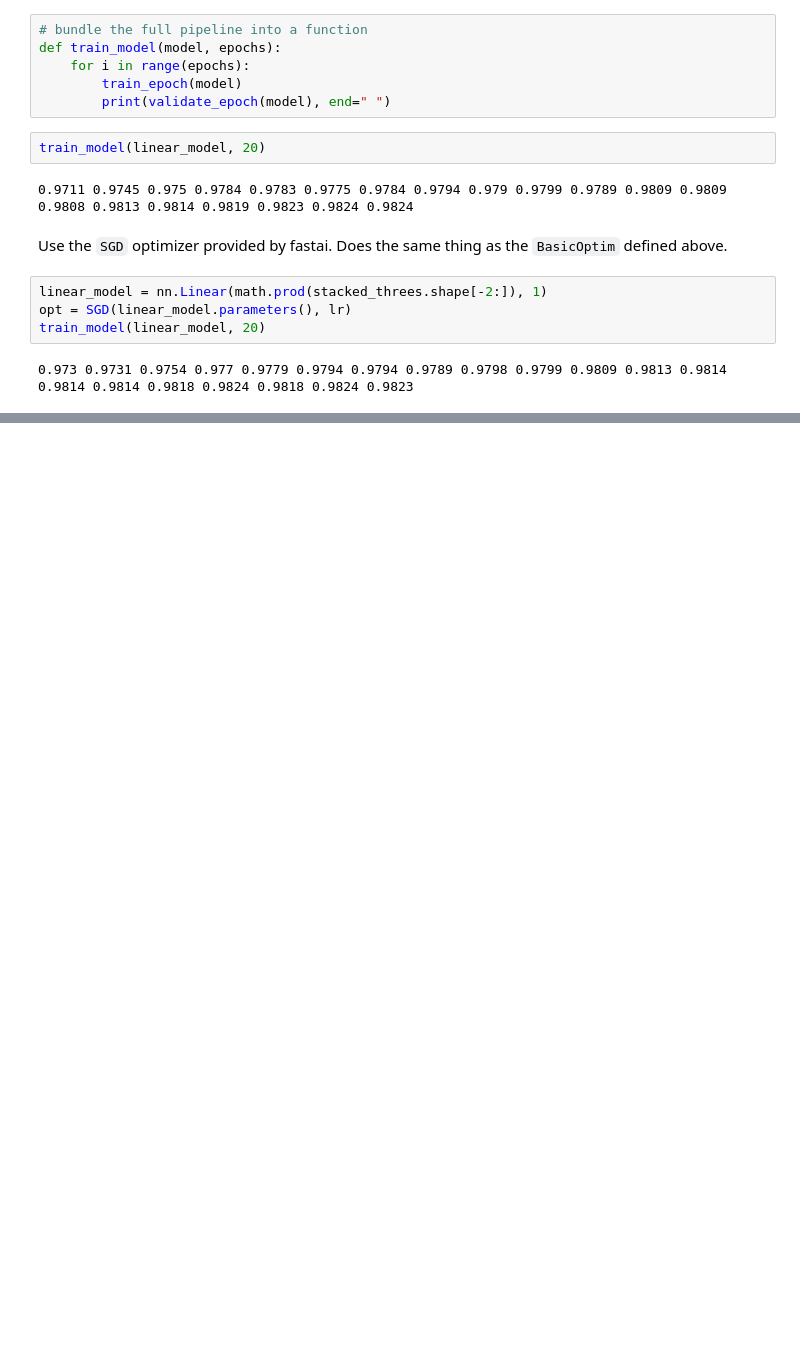
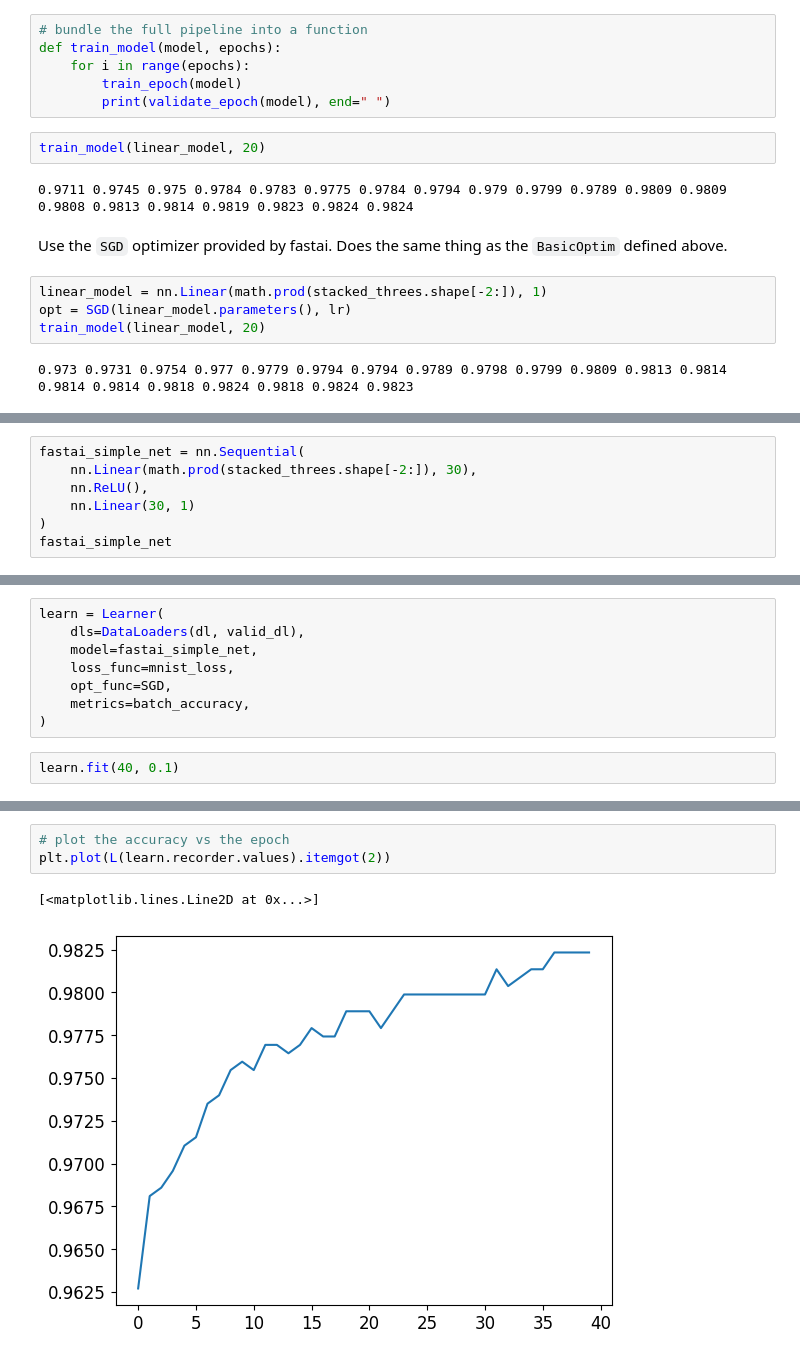
Before and after one commit to CodeWithOz/fastai-deep-learn-coders, a Jupyter notebook: ch_04_mnist_pt2.ipynb, the cells around one changed output, grey strips where cells are left out. Drawn from its saved outputs; the diff is of its cells as text; blank space fills up the shorter version.

Commit message:
Kaggle Notebook | ch_04_mnist_pt2.ipynb | Version 6

```diff
--- a/ch_04_mnist_pt2.ipynb
+++ b/ch_04_mnist_pt2.ipynb
@@ -528,0 +602,7 @@ train_model(linear_model, 20)
+# %%
+fastai_simple_net = nn.Sequential(
+    nn.Linear(math.prod(stacked_threes.shape[-2:]), 30),
+    nn.ReLU(),
+    nn.Linear(30, 1)
+)
+fastai_simple_net
@@ -528,0 +615,10 @@ train_model(linear_model, 20)
+# %%
+learn = Learner(
+    dls=DataLoaders(dl, valid_dl),
+    model=fastai_simple_net,
+    loss_func=mnist_loss,
+    opt_func=SGD,
+    metrics=batch_accuracy,
+)
+# %%
+learn.fit(40, 0.1)
@@ -528,0 +643,6 @@ train_model(linear_model, 20)
+# %%
+# plot the accuracy vs the epoch
+plt.plot(L(learn.recorder.values).itemgot(2))
+# %% [output]
+[<matplotlib.lines.Line2D at 0x...>]
+[figure, added]
```
Also changed, not shown: parts of 18 cells of this notebook.
